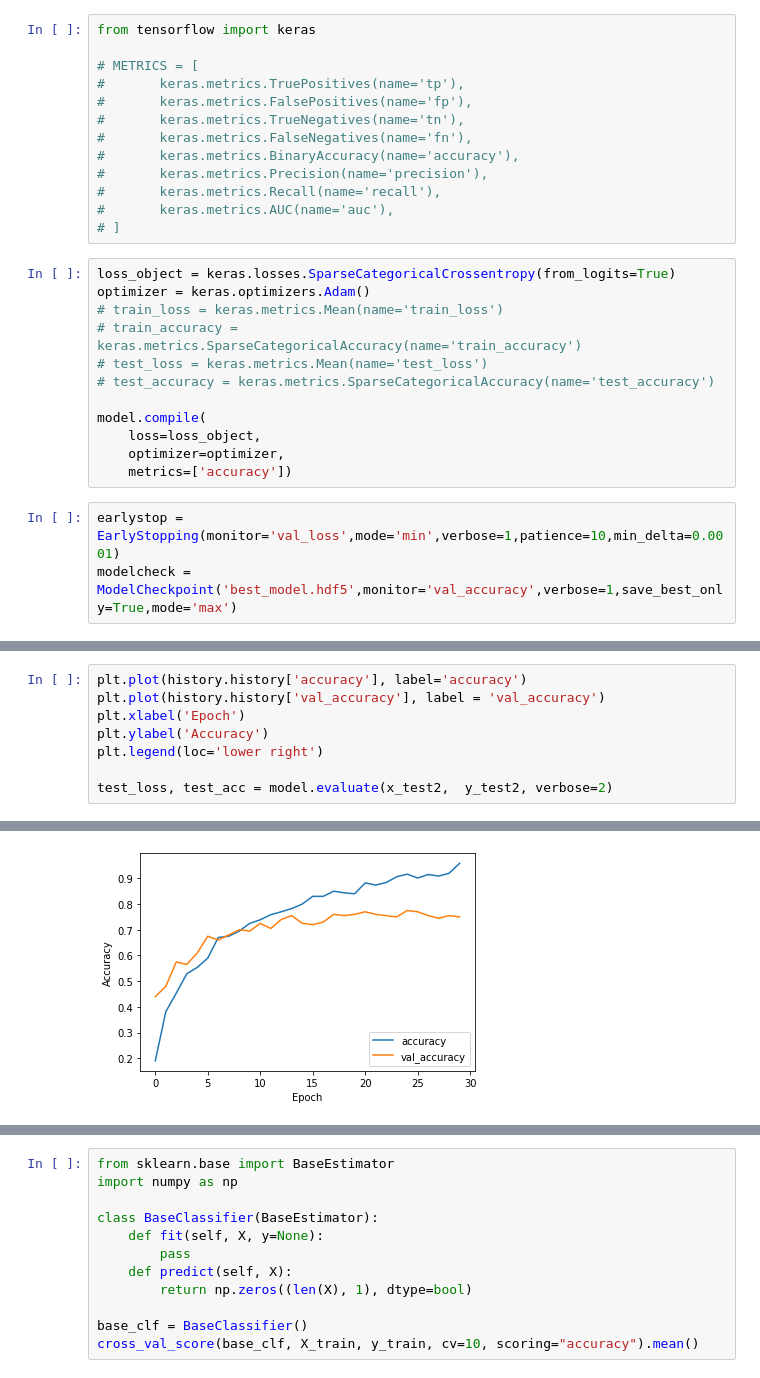
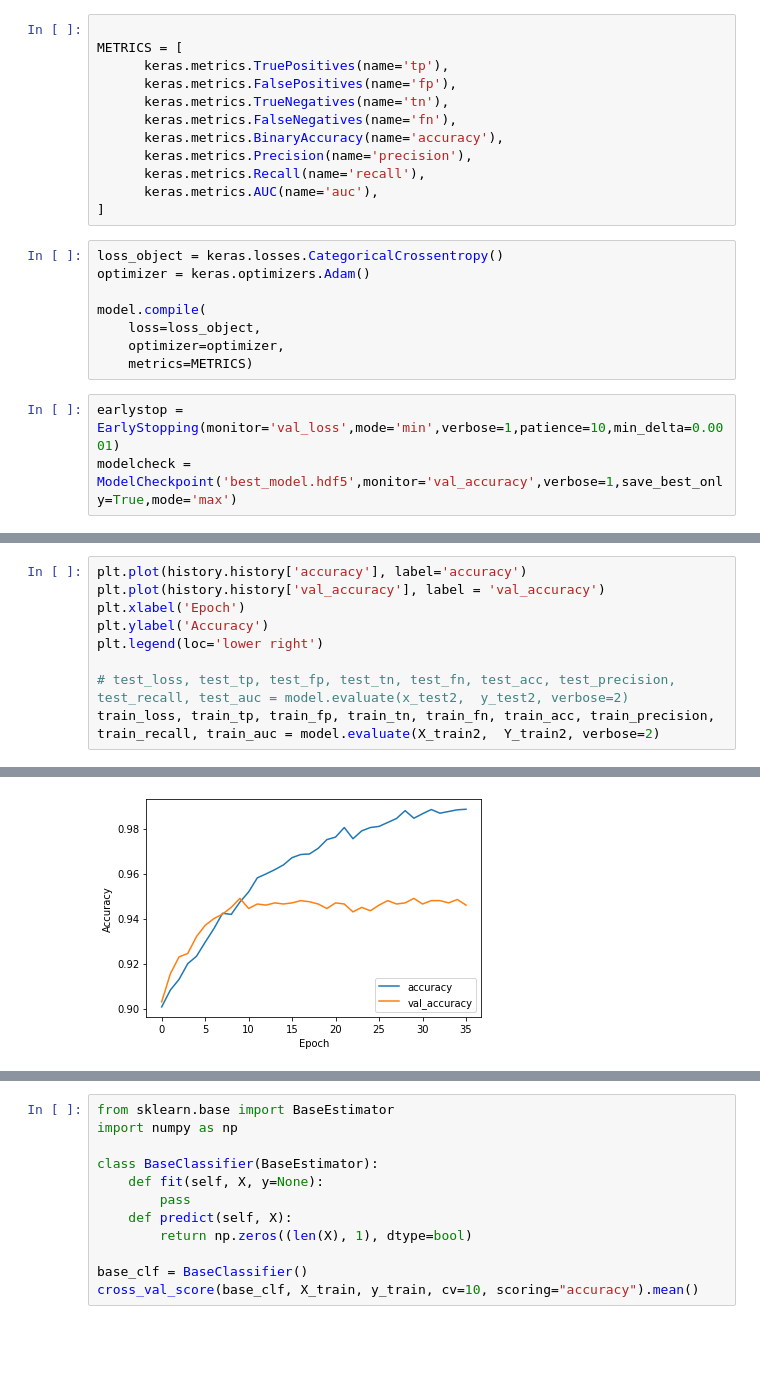
Before and after one commit to ppaszko/um_project, a Jupyter notebook: um_draft.ipynb, the cells around one changed output, grey strips where cells are left out. Drawn from its saved outputs; the diff is of its cells as text; blank space fills up the shorter version.

```diff
--- a/um_draft.ipynb
+++ b/um_draft.ipynb
@@ -198,30 +204,25 @@ Trainable params: 203,338
 Non-trainable params: 0
 _________________________________________________________________
 # %%
-from tensorflow import keras
 
-# METRICS = [
-#       keras.metrics.TruePositives(name='tp'),
-#       keras.metrics.FalsePositives(name='fp'),
-#       keras.metrics.TrueNegatives(name='tn'),
-#       keras.metrics.FalseNegatives(name='fn'),
-#       keras.metrics.BinaryAccuracy(name='accuracy'),
-#       keras.metrics.Precision(name='precision'),
-#       keras.metrics.Recall(name='recall'),
-#       keras.metrics.AUC(name='auc'),
-# ]
+METRICS = [
+      keras.metrics.TruePositives(name='tp'),
+      keras.metrics.FalsePositives(name='fp'),
+      keras.metrics.TrueNegatives(name='tn'),
+      keras.metrics.FalseNegatives(name='fn'),
+      keras.metrics.BinaryAccuracy(name='accuracy'),
+      keras.metrics.Precision(name='precision'),
+      keras.metrics.Recall(name='recall'),
+      keras.metrics.AUC(name='auc'),
+]
 # %%
-loss_object = keras.losses.SparseCategoricalCrossentropy(from_logits=True)
+loss_object = keras.losses.CategoricalCrossentropy()
 optimizer = keras.optimizers.Adam()
-# train_loss = keras.metrics.Mean(name='train_loss')
-# train_accuracy = keras.metrics.SparseCategoricalAccuracy(name='train_accuracy')
-# test_loss = keras.metrics.Mean(name='test_loss')
-# test_accuracy = keras.metrics.SparseCategoricalAccuracy(name='test_accuracy')
 
 model.compile(
     loss=loss_object,
     optimizer=optimizer,
-    metrics=['accuracy'])
+    metrics=METRICS)
 # %%
 earlystop = EarlyStopping(monitor='val_loss',mode='min',verbose=1,patience=10,min_delta=0.0001)
 modelcheck = ModelCheckpoint('best_model.hdf5',monitor='val_accuracy',verbose=1,save_best_only=True,mode='max')
@@ -256,5 +277,6 @@ plt.xlabel('Epoch')
 plt.ylabel('Accuracy')
 plt.legend(loc='lower right')
 
-test_loss, test_acc = model.evaluate(x_test2,  y_test2, verbose=2)
+# test_loss, test_tp, test_fp, test_tn, test_fn, test_acc, test_precision, test_recall, test_auc = model.evaluate(x_test2,  y_test2, verbose=2)
+train_loss, train_tp, train_fp, train_tn, train_fn, train_acc, train_precision, train_recall, train_auc = model.evaluate(X_train2,  Y_train2, verbose=2)
 # %% [output]
@@ -262,4 +284,4 @@ test_loss, test_acc = model.evaluate(x_test2,  y_test2, verbose=2)
-[figure, old version]
+[figure, new version]
 # %%
 plt.plot(history.history['loss'], label='train')
 plt.plot(history.history['val_loss'], label='test')
```
Also changed, not shown: parts of 32 cells of this notebook.
